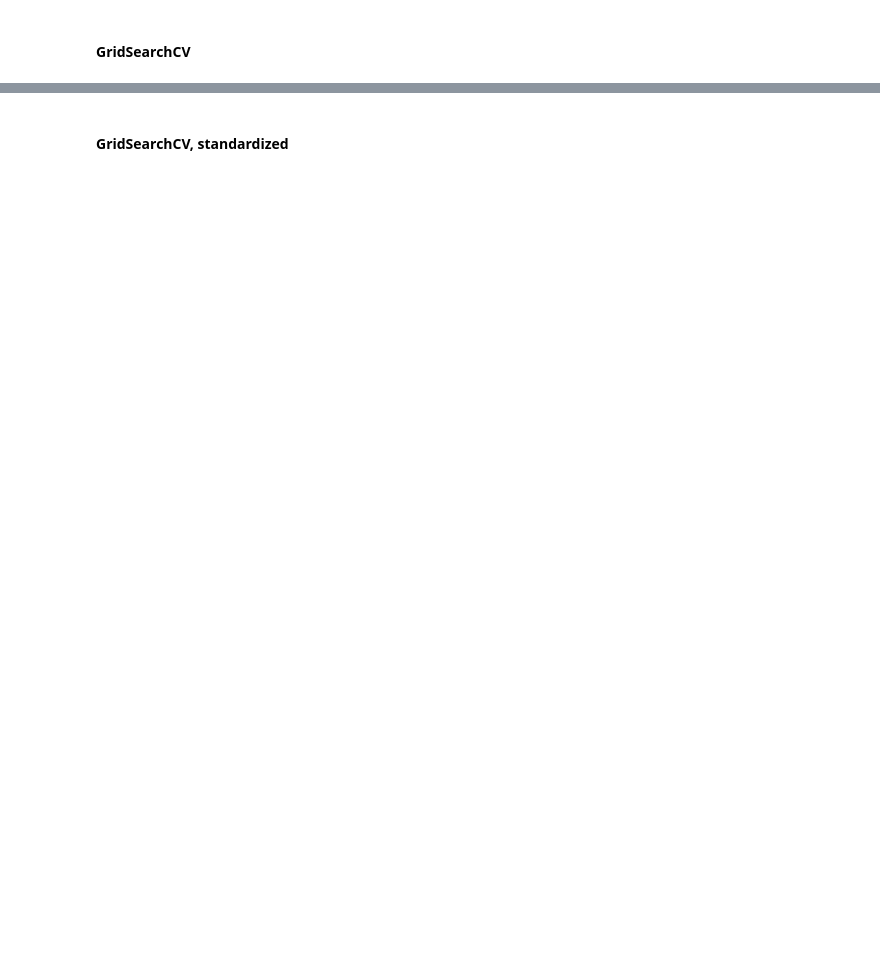
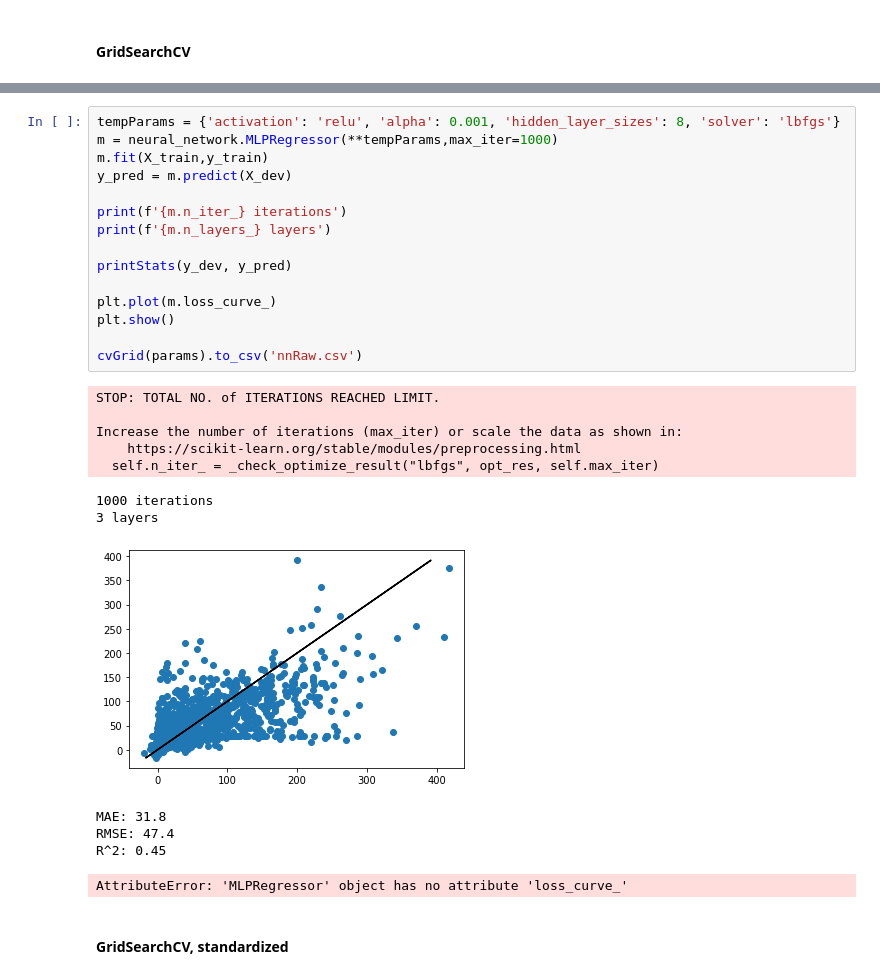
Before and after one commit to mrkawa/fantasyFootballML, a Jupyter notebook: 1_gameAveragesAndSeasonTotals/neuralNet.ipynb, the cells around one changed output, grey strips where cells are left out. Cells and saved outputs as stored; diff of their text form; blank space fills up the shorter version.

```diff
--- a/1_gameAveragesAndSeasonTotals/neuralNet.ipynb
+++ b/1_gameAveragesAndSeasonTotals/neuralNet.ipynb
@@ -170,3 +129,31 @@ R^2: 0.41
+# %%
+tempParams = {'activation': 'relu', 'alpha': 0.001, 'hidden_layer_sizes': 8, 'solver': 'lbfgs'}
+m = neural_network.MLPRegressor(**tempParams,max_iter=1000)
+m.fit(X_train,y_train)
+y_pred = m.predict(X_dev)
+
+print(f'{m.n_iter_} iterations')
+print(f'{m.n_layers_} layers')
+
+printStats(y_dev, y_pred)
+
+plt.plot(m.loss_curve_)
+plt.show()
+
+cvGrid(params).to_csv('nnRaw.csv')
+# %% [output]
+STOP: TOTAL NO. of ITERATIONS REACHED LIMIT.
+
+Increase the number of iterations (max_iter) or scale the data as shown in:
+    https://scikit-learn.org/stable/modules/preprocessing.html
+  self.n_iter_ = _check_optimize_result("lbfgs", opt_res, self.max_iter)
+1000 iterations
+3 layers
+[figure, added]
+MAE: 31.8
+RMSE: 47.4
+R^2: 0.45
+AttributeError: 'MLPRegressor' object has no attribute 'loss_curve_'
 # %% [markdown]
 #### GridSearchCV, standardized
 # %%
```
Also changed, not shown: parts of 7 cells of this notebook, 20 other files.
